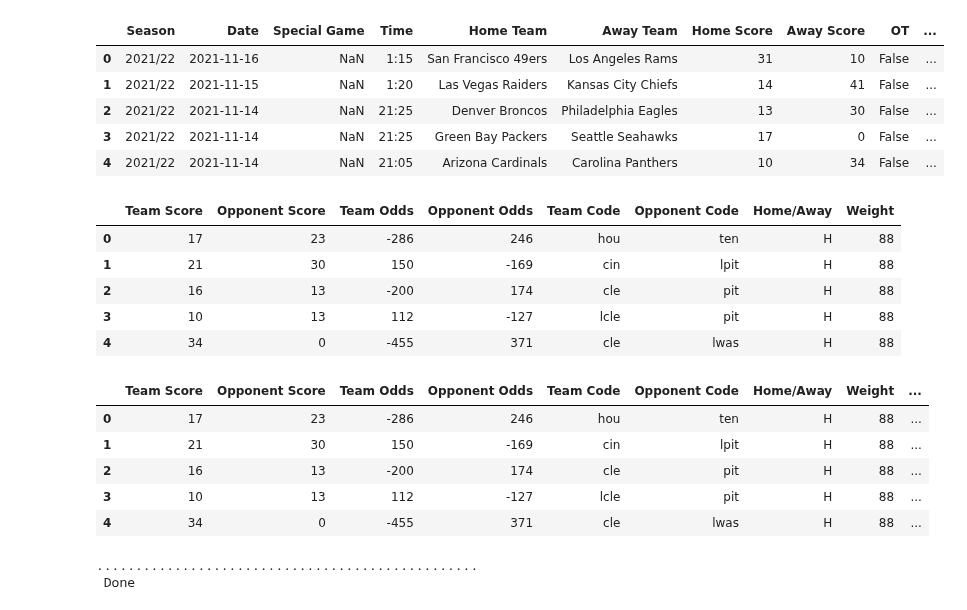
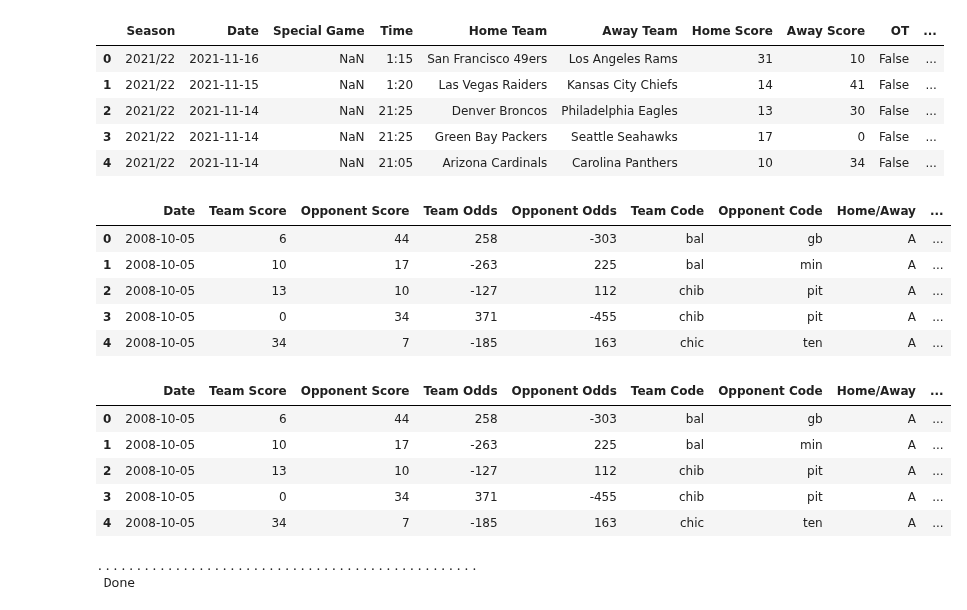
Before and after one commit to Eric-w-H/ORIE4741_Project, a Jupyter notebook: models/last-n-games-scores-only.ipynb, the cells around one changed output. Saved outputs shown, nothing was run; the diff lists cells and outputs as text; code cells hidden in the pictures.

```diff
--- a/models/last-n-games-scores-only.ipynb
+++ b/models/last-n-games-scores-only.ipynb
@@ -62,6 +67,7 @@ cleaned_matches = pd.read_csv(data)
 # %%
 cleaned_matches.Date = pd.to_datetime(cleaned_matches.Date)
 cleaned_matches.sort_values(by='Date', inplace=True, ascending=True)
+cleaned_matches.drop(cleaned_matches.index[cleaned_matches.Date.dt.year >= 2008], inplace=True)
 cleaned_matches.info()
 # %% [output]
 <class 'pandas.core.frame.DataFrame'>
@@ -961,41 +607,41 @@ odds_data.head()
 # %%
 pertinent_cols = [
     'Date',
     'Home Score',
     'Away Score',
     'Home Odds',
     'Away Odds',
     'Home Code',
     'Away Code'
 ]
 
 odds_as_teams = odds_data.loc[:, pertinent_cols]
 odds_as_opponents = odds_data.loc[:, pertinent_cols]
 
 odds_as_teams.columns = [col.replace('Home', 'Team').replace(
     'Away', 'Opponent') for col in pertinent_cols]
 odds_as_opponents.columns = [col.replace('Home', 'Opponent').replace(
     'Away', 'Team') for col in pertinent_cols]
 
 odds_as_teams['Home/Away'] = 'H'
 odds_as_opponents['Home/Away'] = 'A'
 
 odds_as_matches = pd.concat([odds_as_teams, odds_as_opponents]).sort_values(
-    'Date', ascending=True)
+    ['Date', 'Team Code','Opponent Code'], ascending=True)
 
 odds_as_matches['Weight'] = (odds_as_matches['Date'].dt.year - oldest_match_year
                              ) if use_years_as_weights else np.ones(odds_as_matches['Date'].shape)
 
-odds_as_matches = odds_as_matches.drop(columns='Date').reset_index(drop=True)
+odds_as_matches = odds_as_matches.reset_index(drop=True)
 
 odds_as_matches.head()
 # %% [output]
-|  | Team Score | Opponent Score | Team Odds | Opponent Odds | Team Code | Opponent Code | Home/Away | Weight |
-| 0 | 17 | 23 | -286 | 246 | hou | ten | H | 88 |
-| 1 | 21 | 30 | 150 | -169 | cin | lpit | H | 88 |
-| 2 | 16 | 13 | -200 | 174 | cle | pit | H | 88 |
-| 3 | 10 | 13 | 112 | -127 | lcle | pit | H | 88 |
-| 4 | 34 | 0 | -455 | 371 | cle | lwas | H | 88 |
+|  | Date | Team Score | Opponent Score | Team Odds | Opponent Odds | Team Code | Opponent Code | Home/Away | ... |
+| 0 | 2008-10-05 | 6 | 44 | 258 | -303 | bal | gb | A | ... |
+| 1 | 2008-10-05 | 10 | 17 | -263 | 225 | bal | min | A | ... |
+| 2 | 2008-10-05 | 13 | 10 | -127 | 112 | chib | pit | A | ... |
+| 3 | 2008-10-05 | 0 | 34 | 371 | -455 | chib | pit | A | ... |
+| 4 | 2008-10-05 | 34 | 7 | -185 | 163 | chic | ten | A | ... |
 # %%
 score_sum = odds_as_matches['Team Score'] + odds_as_matches['Opponent Score']
 odds_as_matches['Pct Team Score'] = odds_as_matches['Team Score'] / score_sum
@@ -1009,11 +655,11 @@ odds_as_matches['Class'] = pd.to_numeric(
 
 odds_as_matches.head()
 # %% [output]
-|  | Team Score | Opponent Score | Team Odds | Opponent Odds | Team Code | Opponent Code | Home/Away | Weight | ... |
-| 0 | 17 | 23 | -286 | 246 | hou | ten | H | 88 | ... |
-| 1 | 21 | 30 | 150 | -169 | cin | lpit | H | 88 | ... |
-| 2 | 16 | 13 | -200 | 174 | cle | pit | H | 88 | ... |
-| 3 | 10 | 13 | 112 | -127 | lcle | pit | H | 88 | ... |
-| 4 | 34 | 0 | -455 | 371 | cle | lwas | H | 88 | ... |
+|  | Date | Team Score | Opponent Score | Team Odds | Opponent Odds | Team Code | Opponent Code | Home/Away | ... |
+| 0 | 2008-10-05 | 6 | 44 | 258 | -303 | bal | gb | A | ... |
+| 1 | 2008-10-05 | 10 | 17 | -263 | 225 | bal | min | A | ... |
+| 2 | 2008-10-05 | 13 | 10 | -127 | 112 | chib | pit | A | ... |
+| 3 | 2008-10-05 | 0 | 34 | 371 | -455 | chib | pit | A | ... |
+| 4 | 2008-10-05 | 34 | 7 | -185 | 163 | chic | ten | A | ... |
 # %%
 last_n_matches, new_columns = form_last_n_games(
```
Also changed, not shown: parts of 51 cells of this notebook, 2 other files.
